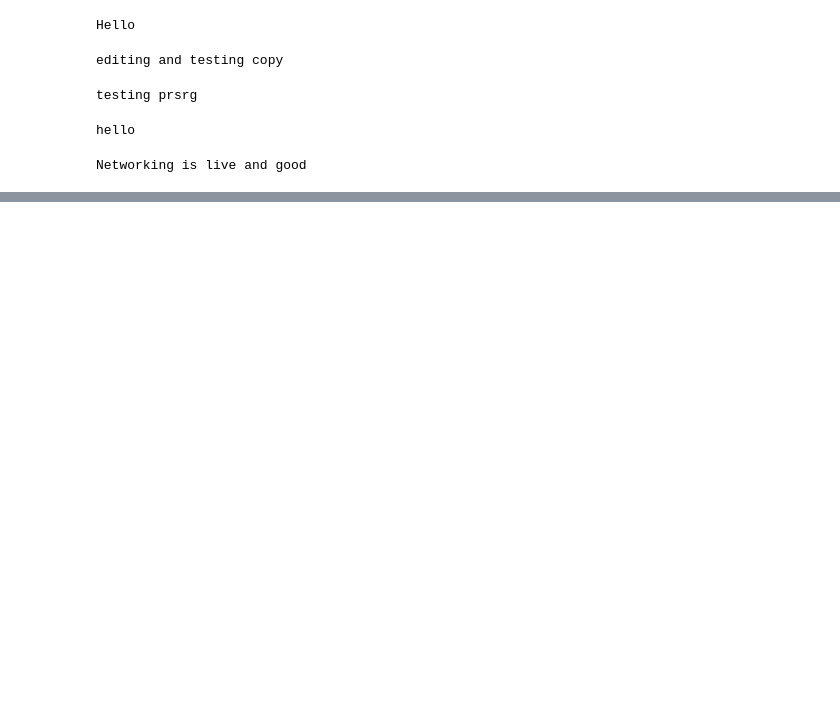
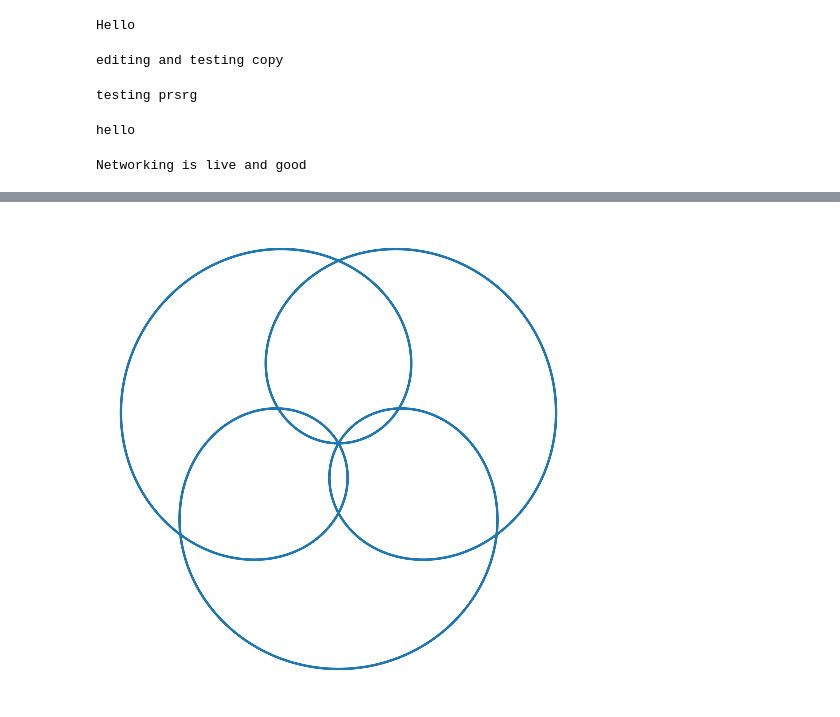
Before and after one commit to alamyaswanth/vscode-yaswanthalam-gmail.com, a Jupyter notebook: Editing and Testing/editing -1.ipynb, the cells around one changed output, grey strips where cells are left out. Cells and saved outputs as stored; diff of their text form; code cells hidden in the pictures; blank space fills up the shorter version.

```diff
--- a/Editing and Testing/editing -1.ipynb
+++ b/Editing and Testing/editing -1.ipynb
@@ -20,0 +85,16 @@ Networking is live and good
+# %%
+import numpy as np
+import matplotlib.pyplot as plt
+
+t = np.linspace(0, 2*np.pi, 1000)
+
+x = np.sin(3*t) * np.cos(5*t)
+y = np.sin(3*t) * np.sin(5*t)
+
+plt.figure(figsize=(6,6))
+plt.plot(x, y)
+plt.axis('equal')
+plt.axis('off')
+plt.show()
+# %% [output]
+[figure, added]
```
Also changed, not shown: parts of 4 cells of this notebook, 4 other files.
